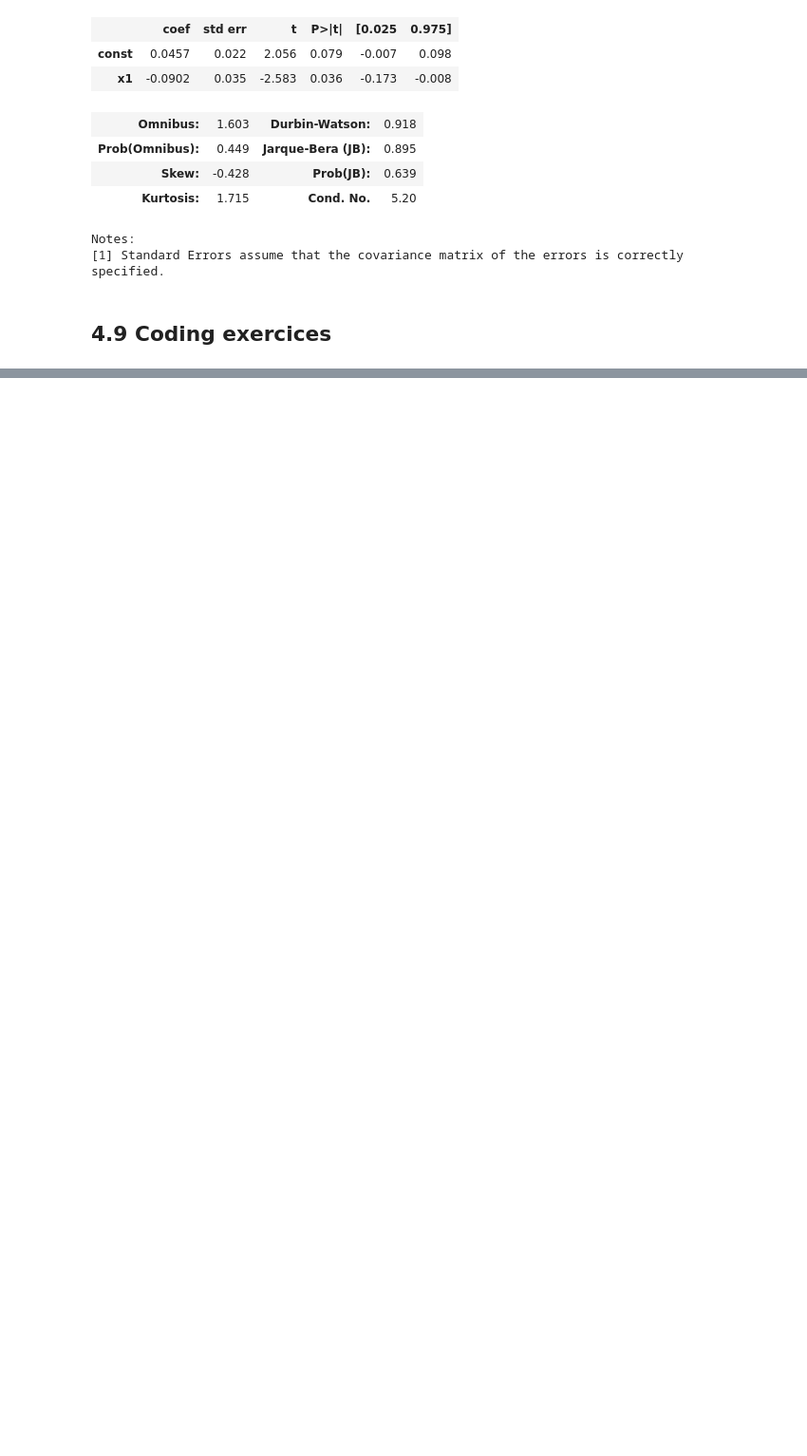
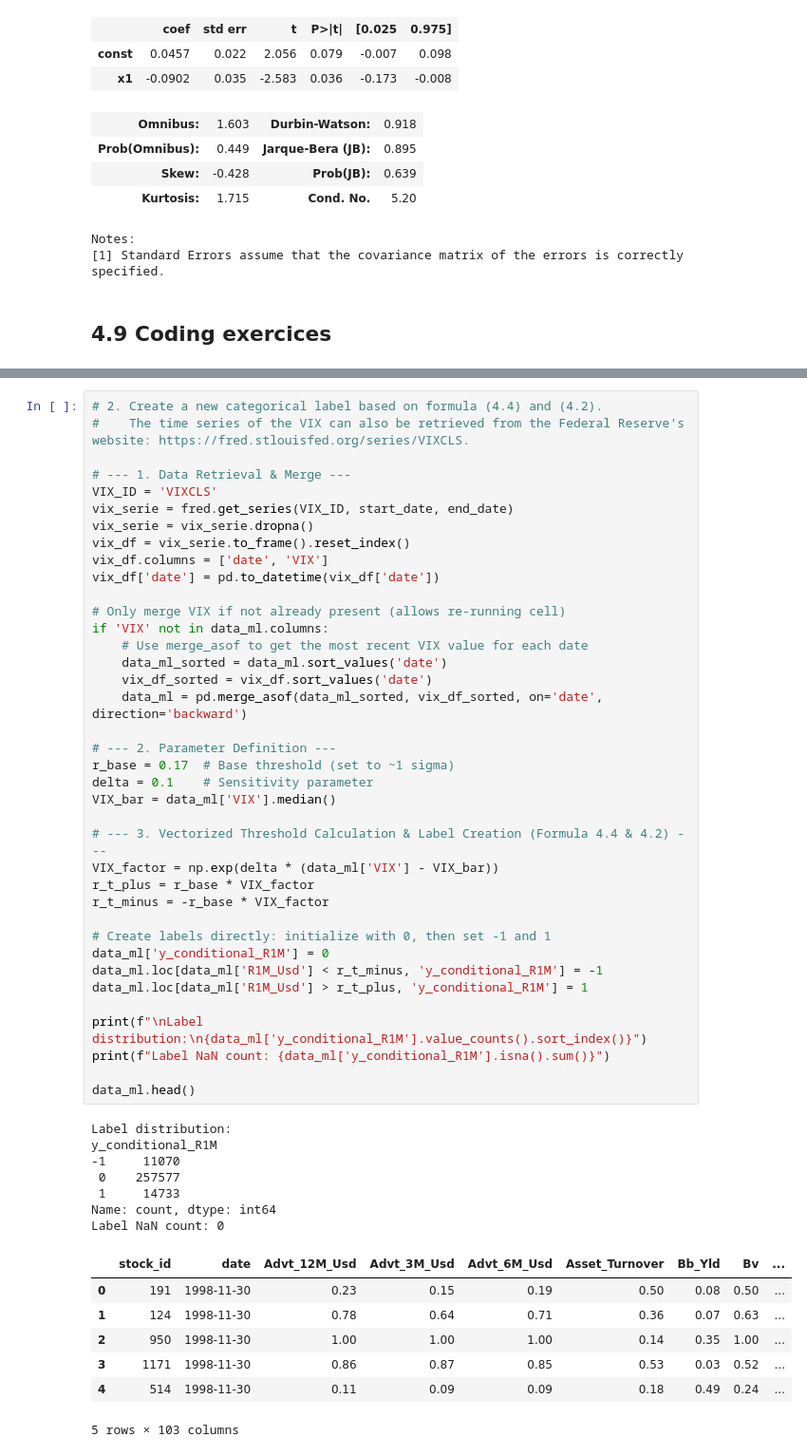
Before and after one commit to mathieucbd/ml-for-factor-investing, a Jupyter notebook: notebooks/3_data_preprocessing.ipynb, the cells around one changed output, grey strips where cells are left out. Shown at 95% size. Drawn from its saved outputs; the diff is of its cells as text; blank space fills up the shorter version.

```diff
--- a/notebooks/3_data_preprocessing.ipynb
+++ b/notebooks/3_data_preprocessing.ipynb
@@ -190,0 +274,53 @@ TypeError: 'Fred' object is not callable
+# %%
+# 2. Create a new categorical label based on formula (4.4) and (4.2).
+#    The time series of the VIX can also be retrieved from the Federal Reserve's website: https://fred.stlouisfed.org/series/VIXCLS.
+
+# --- 1. Data Retrieval & Merge ---
+VIX_ID = 'VIXCLS'
+vix_serie = fred.get_series(VIX_ID, start_date, end_date)
+vix_serie = vix_serie.dropna()
+vix_df = vix_serie.to_frame().reset_index()
+vix_df.columns = ['date', 'VIX']
+vix_df['date'] = pd.to_datetime(vix_df['date'])
+
+# Only merge VIX if not already present (allows re-running cell)
+if 'VIX' not in data_ml.columns:
+    # Use merge_asof to get the most recent VIX value for each date
+    data_ml_sorted = data_ml.sort_values('date')
+    vix_df_sorted = vix_df.sort_values('date')
+    data_ml = pd.merge_asof(data_ml_sorted, vix_df_sorted, on='date', direction='backward')
+
+# --- 2. Parameter Definition ---
+r_base = 0.17  # Base threshold (set to ~1 sigma)
+delta = 0.1    # Sensitivity parameter
+VIX_bar = data_ml['VIX'].median()
+
+# --- 3. Vectorized Threshold Calculation & Label Creation (Formula 4.4 & 4.2) ---
+VIX_factor = np.exp(delta * (data_ml['VIX'] - VIX_bar))
+r_t_plus = r_base * VIX_factor
+r_t_minus = -r_base * VIX_factor
+
+# Create labels directly: initialize with 0, then set -1 and 1
+data_ml['y_conditional_R1M'] = 0
+data_ml.loc[data_ml['R1M_Usd'] < r_t_minus, 'y_conditional_R1M'] = -1
+data_ml.loc[data_ml['R1M_Usd'] > r_t_plus, 'y_conditional_R1M'] = 1
+
+print(f"\nLabel distribution:\n{data_ml['y_conditional_R1M'].value_counts().sort_index()}")
+print(f"Label NaN count: {data_ml['y_conditional_R1M'].isna().sum()}")
+
+data_ml.head()
+# %% [output]
+Label distribution:
+y_conditional_R1M
+-1     11070
+ 0    257577
+ 1     14733
+Name: count, dtype: int64
+Label NaN count: 0
+|  | stock_id | date | Advt_12M_Usd | Advt_3M_Usd | Advt_6M_Usd | Asset_Turnover | Bb_Yld | Bv | ... |
+| 0 | 191 | 1998-11-30 | 0.23 | 0.15 | 0.19 | 0.50 | 0.08 | 0.50 | ... |
+| 1 | 124 | 1998-11-30 | 0.78 | 0.64 | 0.71 | 0.36 | 0.07 | 0.63 | ... |
+| 2 | 950 | 1998-11-30 | 1.00 | 1.00 | 1.00 | 0.14 | 0.35 | 1.00 | ... |
+| 3 | 1171 | 1998-11-30 | 0.86 | 0.87 | 0.85 | 0.53 | 0.03 | 0.52 | ... |
+| 4 | 514 | 1998-11-30 | 0.11 | 0.09 | 0.09 | 0.18 | 0.49 | 0.24 | ... |
+5 rows × 103 columns
```
Also changed, not shown: parts of 9 cells of this notebook, 1 other file.
